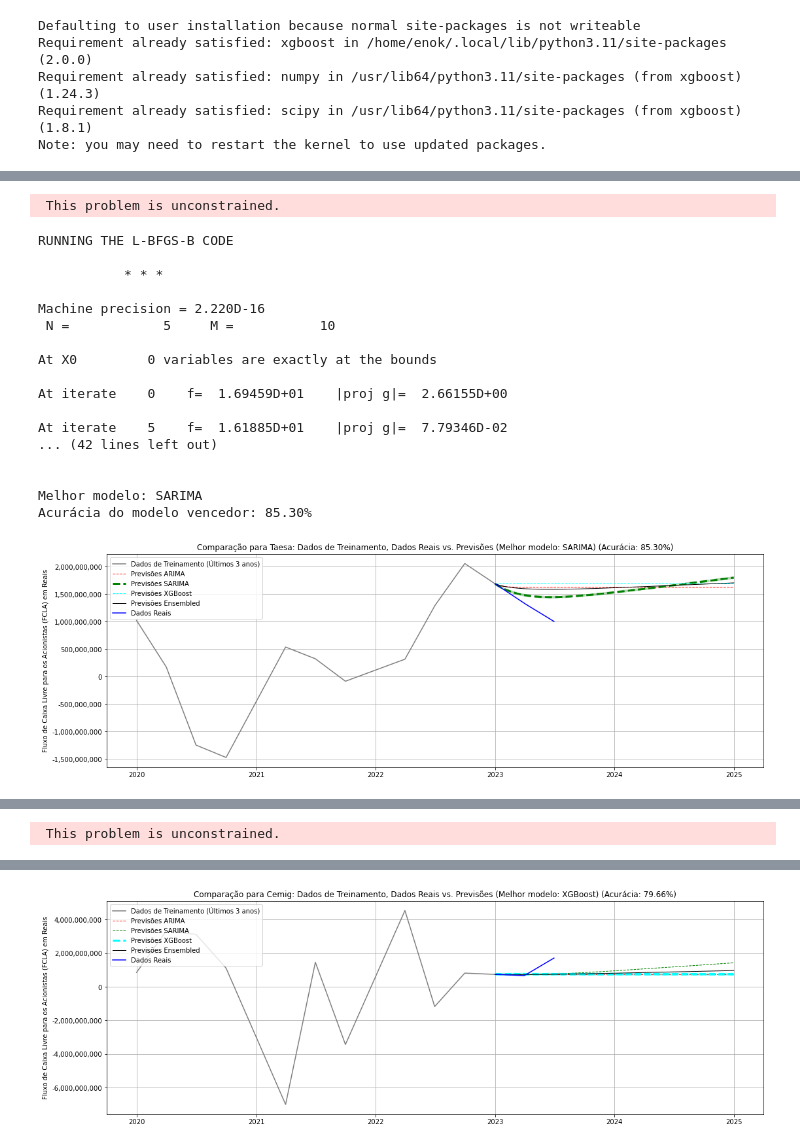
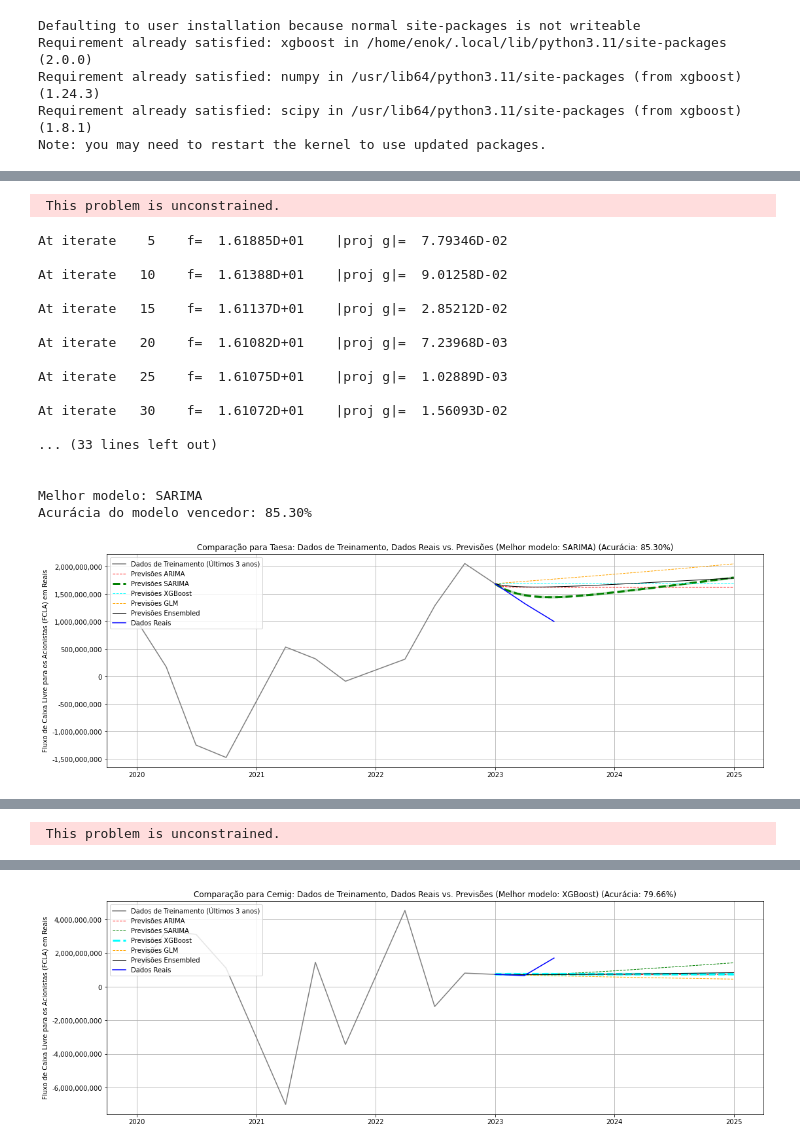
Before and after one commit to enok/flowpredict, a Jupyter notebook: flowpredict.ipynb, the cells around one changed output, grey strips where cells are left out. Cells and saved outputs as stored; diff of their text form; code cells hidden in the pictures.

Commit message:
calculating fcfe for cemig(XGBoost: 79.66%) and taesa (SARIMA: 85.30%)

```diff
--- a/flowpredict.ipynb
+++ b/flowpredict.ipynb
@@ -1308,8 +1361,6 @@ import pandas as pd
 data = pd.read_csv('df_fcfe.csv', sep=';')
 
 data['DT_REFER'] = pd.to_datetime(data['DT_REFER'], format='%Y-%m-%d')
-data['DT_FIM_EXERC_PENULTIMO_BP'] = pd.to_datetime(data['DT_FIM_EXERC_PENULTIMO_BP'], format='%Y-%m-%d')
-data['DT_FIM_EXERC_PENULTIMO'] = pd.to_datetime(data['DT_FIM_EXERC_PENULTIMO'], format='%Y-%m-%d')
 data = data.set_index('DT_REFER')
 # %% [markdown]
 ### 5.2 Correlation Analysis
@@ -1890,6 +1941,8 @@ from statsmodels.tsa.arima.model import ARIMA
 from sklearn.metrics import mean_squared_error
 from sklearn.preprocessing import MinMaxScaler
 import xgboost as xgb
+from statsmodels.genmod.generalized_linear_model import GLM
+from statsmodels.genmod.families import Gaussian
 
 def arima_forecast(train_series, steps):
     model = ARIMA(train_series, order=(1,1,1))
@@ -1923,6 +1976,25 @@ def xgboost_forecast(train, steps):
 
     return np.array(forecasts)
 
+def glm_forecast(train, steps):
+    train_data = pd.DataFrame(train)
+    train_data["lag1"] = train_data.shift(1)
+    train_data.dropna(inplace=True)
+
+    X = train_data["lag1"].values.reshape(-1, 1)
+    y = train_data[train_data.columns[0]].values
+
+    glm = GLM(y, X, family=Gaussian())
+    model = glm.fit()
+
+    forecasts = []
+    current_step = train[-1]
+    for _ in range(steps):
+        forecast = model.predict(np.array([[current_step]]))
+        forecasts.append(forecast[0])
+        current_step = forecast[0]
+
+    return np.array(forecasts)
 
 # Função para calcular RMSE
 def calculate_rmse(true_values, predicted_values):
@@ -1932,7 +2004,7 @@ def calculate_rmse(true_values, predicted_values):
 def calculate_mape(true_values, predicted_values):
     return np.mean(np.abs((true_values - predicted_values) / true_values)) * 100
 
-def plot_ensemble_forecasts(train_series, test_series, arima_preds, preds_sarima, preds_xgboost, preds_ensemble, company_name, best_model, accuracy):
+def plot_ensemble_forecasts(train_series, test_series, arima_preds, preds_sarima, preds_xgboost, preds_glm, preds_ensemble, company_name, best_model, accuracy):
     plt.figure(figsize=(18, 6))
 
     # Limitando os dados de treinamento para os últimos 3 anos
@@ -1948,7 +2020,7 @@ def plot_ensemble_forecasts(train_series, test_series, arima_preds, preds_sarima
 
     # Plotando o brilho para a linha do modelo vencedor
     glow_width = 4
-    lw_arima, lw_sarima, lw_xgboost, lw_ensemble = 1, 1, 1, 1
+    lw_arima, lw_sarima, lw_xgboost, lw_glm, lw_ensemble = 1, 1, 1, 1, 1
     if best_model == "ARIMA":
         lw_arima = 3
         plt.plot(forecast_index, arima_preds, color='red', linestyle='--', linewidth=glow_width, alpha=0.3)
@@ -1958,6 +2030,9 @@ def plot_ensemble_forecasts(train_series, test_series, arima_preds, preds_sarima
     elif best_model == "XGBoost":
         lw_xgboost = 3
         plt.plot(forecast_index, preds_xgboost, color='cyan', linestyle='--', linewidth=glow_width, alpha=0.3)
+    elif best_model == "GLM":
+        lw_glm = 3
+        plt.plot(forecast_index, preds_glm, color='orange', linestyle='--', linewidth=glow_width, alpha=0.3)
     else:
         lw_ensemble = 3
         plt.plot(forecast_index, preds_ensemble, color='black', linestyle='-', linewidth=glow_width, alpha=0.3)
@@ -1966,6 +2041,7 @@ def plot_ensemble_forecasts(train_series, test_series, arima_preds, preds_sarima
     plt.plot(forecast_index, arima_preds, label='Previsões ARIMA', color='red', linestyle='--', linewidth=lw_arima)
     plt.plot(forecast_index, preds_sarima, label='Previsões SARIMA', color='green', linestyle='--', linewidth=lw_sarima)
     plt.plot(forecast_index, preds_xgboost, label='Previsões XGBoost', color='cyan', linestyle='--', linewidth=lw_xgboost)
+    plt.plot(forecast_index, preds_glm, label='Previsões GLM', color='orange', linestyle='--', linewidth=lw_glm)
     plt.plot(forecast_index, preds_ensemble, label='Previsões Ensembled', color='black', linestyle='-', linewidth=lw_ensemble)
     plt.plot(test_series.index, test_series.values, label='Dados Reais', color='blue')
 
@@ -2007,9 +2083,10 @@ for company_code, series in stationary_series_dict.items():
     preds_arima = arima_forecast(train_series.values, forecast_steps)
     preds_sarima = sarima_forecast(train_series.values, forecast_steps)
     preds_xgboost = xgboost_forecast(train_series.values, forecast_steps)
+    preds_glm = glm_forecast(train_series.values, forecast_steps)
 
     # Ensemble forecast
-    preds_ensemble = (preds_arima + preds_sarima + preds_xgboost) / 3
+    preds_ensemble = (preds_arima + preds_sarima + preds_xgboost + preds_glm) / 4
 
     # Calculando erros
     # Note que agora estamos apenas avaliando o erro nos anos de 2023 e 2024
@@ -2019,20 +2096,24 @@ for company_code, series in stationary_series_dict.items():
     print(f'SARIMA error: {rmse_sarima}')
     rmse_xgboost = calculate_rmse(test_series.values, preds_xgboost[:len(test_series)])
     print(f'XGBoost error: {rmse_xgboost}')
+    rmse_glm = calculate_rmse(test_series.values, preds_glm[:len(test_series)])
+    print(f'GLM error: {rmse_glm}')
     rmse_ensemble = calculate_rmse(test_series.values, preds_ensemble[:len(test_series)])
     print(f'Ensemble error: {rmse_ensemble}')
 
-    best_rmse = min(rmse_arima, rmse_sarima, rmse_xgboost, rmse_ensemble)
+    best_rmse = min(rmse_arima, rmse_sarima, rmse_xgboost, rmse_glm, rmse_ensemble)
 
     # Accuracy
     mape_arima = calculate_mape(test_series, preds_arima[:len(test_series)])
     mape_sarima = calculate_mape(test_series, preds_sarima[:len(test_series)])
     mape_xgboost = calculate_mape(test_series, preds_xgboost[:len(test_series)])
+    mape_glm = calculate_mape(test_series, preds_glm[:len(test_series)])
     mape_ensemble = calculate_mape(test_series, preds_ensemble[:len(test_series)])
 
     accuracy_arima = 100 - mape_arima
     accuracy_sarima = 100 - mape_sarima
     accuracy_xgboost = 100 - mape_xgboost
+    accuracy_glm = 100 - mape_glm
     accuracy_ensemble = 100 - mape_ensemble
 
     if best_rmse == rmse_arima:
@@ -2044,19 +2125,23 @@ for company_code, series in stationary_series_dict.items():
     elif best_rmse == rmse_xgboost:
         best_model = "XGBoost"
         accuracy = accuracy_xgboost
+    elif best_rmse == rmse_glm:
+        best_model = "GLM"
+        accuracy = accuracy_glm
     else:
         best_model = "Ensemble"
         accuracy = accuracy_ensemble
 
     print(f"\nPara a empresa {company_name}:")
-    print(f"RMSE ARIMA: {rmse_arima:.2f} - {accuracy_arima:.2f}%")
-    print(f"RMSE SARIMA: {rmse_sarima:.2f} - {accuracy_sarima:.2f}%")
-    print(f"RMSE XGBoost: {rmse_xgboost:.2f} - {accuracy_xgboost:.2f}%")
-    print(f"RMSE Ensembled: {rmse_ensemble:.2f} - {accuracy_ensemble:.2f}%")
+    print(f"ARIMA - RMSE: {rmse_arima:.2f}  MAPE: {mape_arima:.2f}  100-MAPE: {accuracy_arima:.2f}%")
+    print(f"SARIMA - RMSE: {rmse_sarima:.2f}  MAPE: {mape_sarima:.2f}  100-MAPE: {accuracy_sarima:.2f}%")
+    print(f"XGBoost - RMSE: {rmse_xgboost:.2f}  MAPE: {mape_xgboost:.2f}  100-MAPE: {accuracy_xgboost:.2f}%")
+    print(f"GLM - RMSE: {rmse_glm:.2f}  MAPE: {mape_glm:.2f}  100-MAPE: {accuracy_xgboost:.2f}%")
+    print(f"Ensembled - RMSE: {rmse_ensemble:.2f}  MAPE: {mape_ensemble:.2f}  100-MAPE: {accuracy_ensemble:.2f}%")
     print("\n")
     print(f"Melhor modelo: {best_model}")
     print(f"Acurácia do modelo vencedor: {accuracy:.2f}%\n")
 
-    plot_ensemble_forecasts(train_series, test_series, preds_arima, preds_sarima, preds_xgboost, preds_ensemble, company_name, best_model, accuracy)
+    plot_ensemble_forecasts(train_series, test_series, preds_arima, preds_sarima, preds_xgboost, preds_glm, preds_ensemble, company_name, best_model, accuracy)
 # %% [output]
 forecast_steps: 731
@@ -2063,20 +2159,20 @@ forecast_steps: 731
  This problem is unconstrained.
-RUNNING THE L-BFGS-B CODE
+At iterate    5    f=  1.61885D+01    |proj g|=  7.79346D-02
 
-           * * *
+At iterate   10    f=  1.61388D+01    |proj g|=  9.01258D-02
 
-Machine precision = 2.220D-16
- N =            5     M =           10
+At iterate   15    f=  1.61137D+01    |proj g|=  2.85212D-02
 
-At X0         0 variables are exactly at the bounds
+At iterate   20    f=  1.61082D+01    |proj g|=  7.23968D-03
 
-At iterate    0    f=  1.69459D+01    |proj g|=  2.66155D+00
+At iterate   25    f=  1.61075D+01    |proj g|=  1.02889D-03
 
-At iterate    5    f=  1.61885D+01    |proj g|=  7.79346D-02
-... (42 lines left out)
+At iterate   30    f=  1.61072D+01    |proj g|=  1.56093D-02
+
+... (33 lines left out)
 
 
 Melhor modelo: SARIMA
 Acurácia do modelo vencedor: 85.30%
-[figure, old version]
+[figure, new version]
 forecast_steps: 731
@@ -2126,4 +2210,4 @@ F     = final function value
 
 Melhor modelo: XGBoost
 Acurácia do modelo vencedor: 79.66%
-[figure, old version]
+[figure, new version]
```
Also changed, not shown: parts of 50 cells of this notebook, 5 other files.
